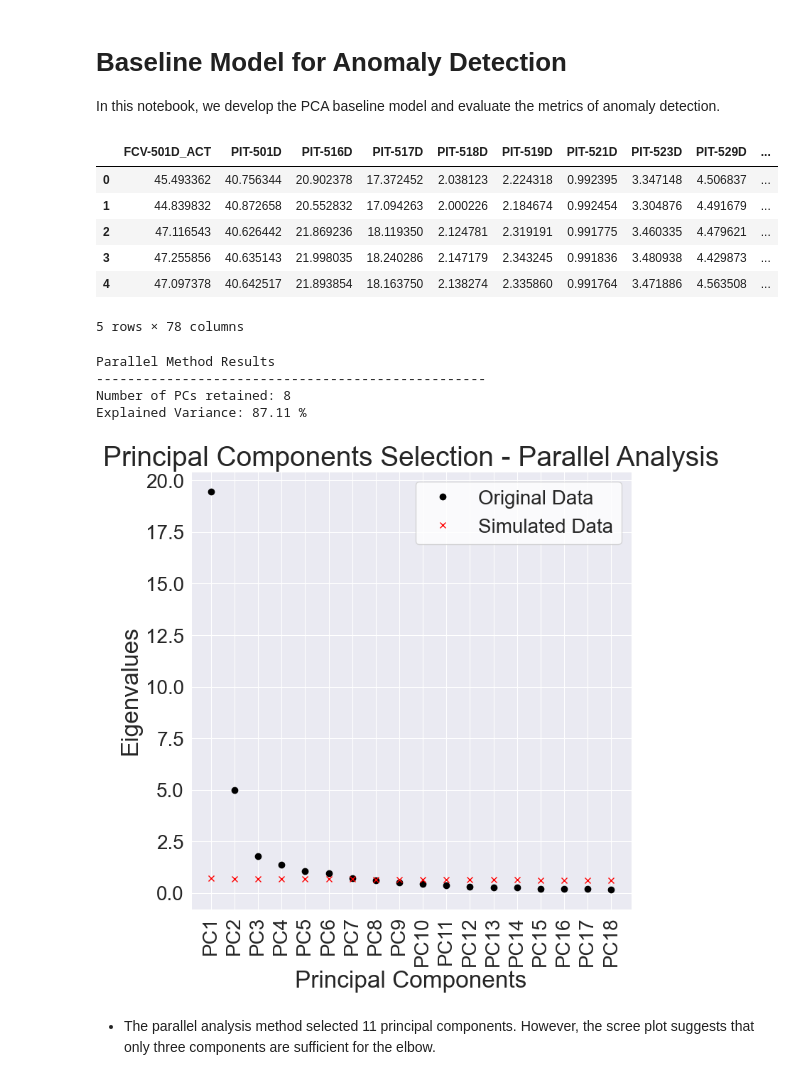
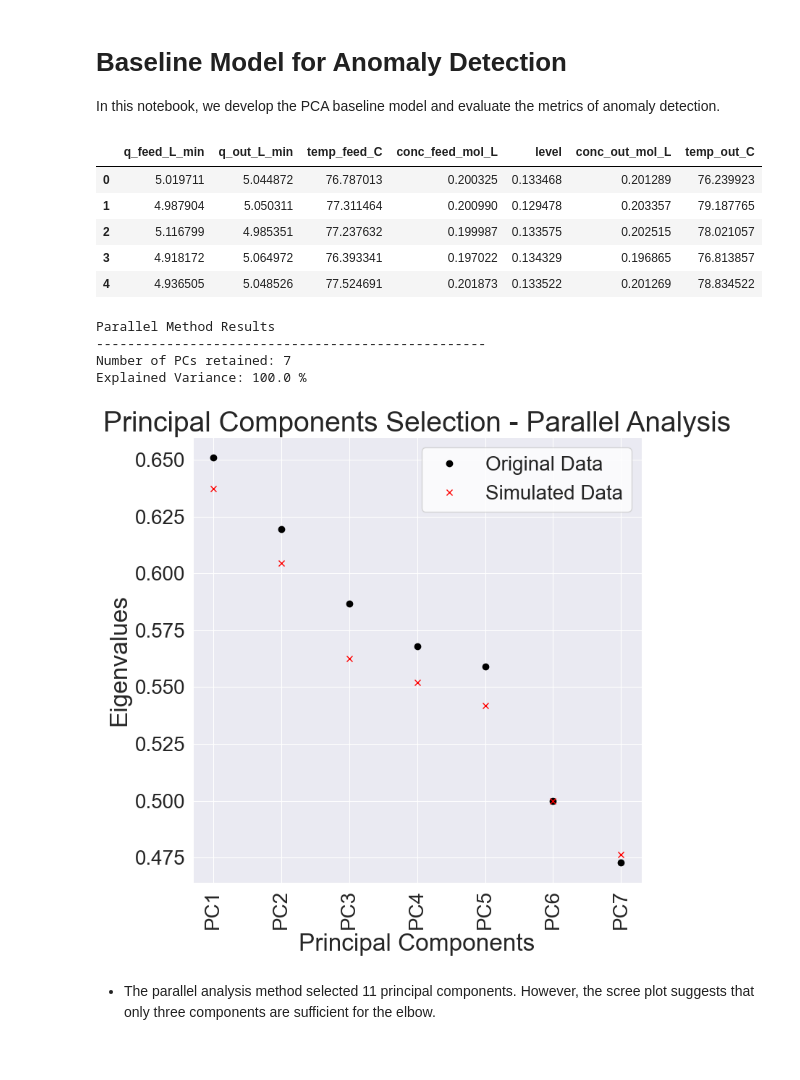
Before and after one commit to IAugustoMZ/deeplearning_chemicalengineering, a Jupyter notebook: 4_selfOrganinzingMaps/1_baseline.ipynb, the cells around one changed output. Saved outputs shown, nothing was run; the diff lists cells and outputs as text; code cells hidden in the pictures.

```diff
--- a/4_selfOrganinzingMaps/1_baseline.ipynb
+++ b/4_selfOrganinzingMaps/1_baseline.ipynb
@@ -14,25 +14,24 @@ warnings.filterwarnings('ignore')
 adk = AnomalyDetectionKit()
 # %%
 # load data and drop the probability column
-data = pd.read_csv('../0_data/som_studies/normal_operation_compressor.csv', index_col=[0])
+data = pd.read_csv('../0_data/som_studies/data_normal.csv')
 data.head()
 # %% [output]
-|  | FCV-501D_ACT | PIT-501D | PIT-516D | PIT-517D | PIT-518D | PIT-519D | PIT-521D | PIT-523D | PIT-529D | ... |
-| 0 | 45.493362 | 40.756344 | 20.902378 | 17.372452 | 2.038123 | 2.224318 | 0.992395 | 3.347148 | 4.506837 | ... |
-| 1 | 44.839832 | 40.872658 | 20.552832 | 17.094263 | 2.000226 | 2.184674 | 0.992454 | 3.304876 | 4.491679 | ... |
-| 2 | 47.116543 | 40.626442 | 21.869236 | 18.119350 | 2.124781 | 2.319191 | 0.991775 | 3.460335 | 4.479621 | ... |
-| 3 | 47.255856 | 40.635143 | 21.998035 | 18.240286 | 2.147179 | 2.343245 | 0.991836 | 3.480938 | 4.429873 | ... |
-| 4 | 47.097378 | 40.642517 | 21.893854 | 18.163750 | 2.138274 | 2.335860 | 0.991764 | 3.471886 | 4.563508 | ... |
+|  | q_feed_L_min | q_out_L_min | temp_feed_C | conc_feed_mol_L | level | conc_out_mol_L | temp_out_C |
+| 0 | 5.019711 | 5.044872 | 76.787013 | 0.200325 | 0.133468 | 0.201289 | 76.239923 |
+| 1 | 4.987904 | 5.050311 | 77.311464 | 0.200990 | 0.129478 | 0.203357 | 79.187765 |
+| 2 | 5.116799 | 4.985351 | 77.237632 | 0.199987 | 0.133575 | 0.202515 | 78.021057 |
+| 3 | 4.918172 | 5.064972 | 76.393341 | 0.197022 | 0.134329 | 0.196865 | 76.813857 |
+| 4 | 4.936505 | 5.048526 | 77.524691 | 0.201873 | 0.133522 | 0.201269 | 78.834522 |
-5 rows × 78 columns
 # %%
 # apply the parallel method
 adk.parallel_analysis(data, plot=True)
 # %% [output]
 Parallel Method Results
 --------------------------------------------------
-Number of PCs retained: 8
-Explained Variance: 87.11 %
+Number of PCs retained: 7
+Explained Variance: 100.0 %
-[figure, old version]
+[figure, new version]
 # %% [markdown]
 - The parallel analysis method selected 11 principal components. However, the scree plot suggests that only three components are sufficient for the elbow.
 # %%
```
Also changed, not shown: parts of 4 cells of this notebook, 5 other files.
